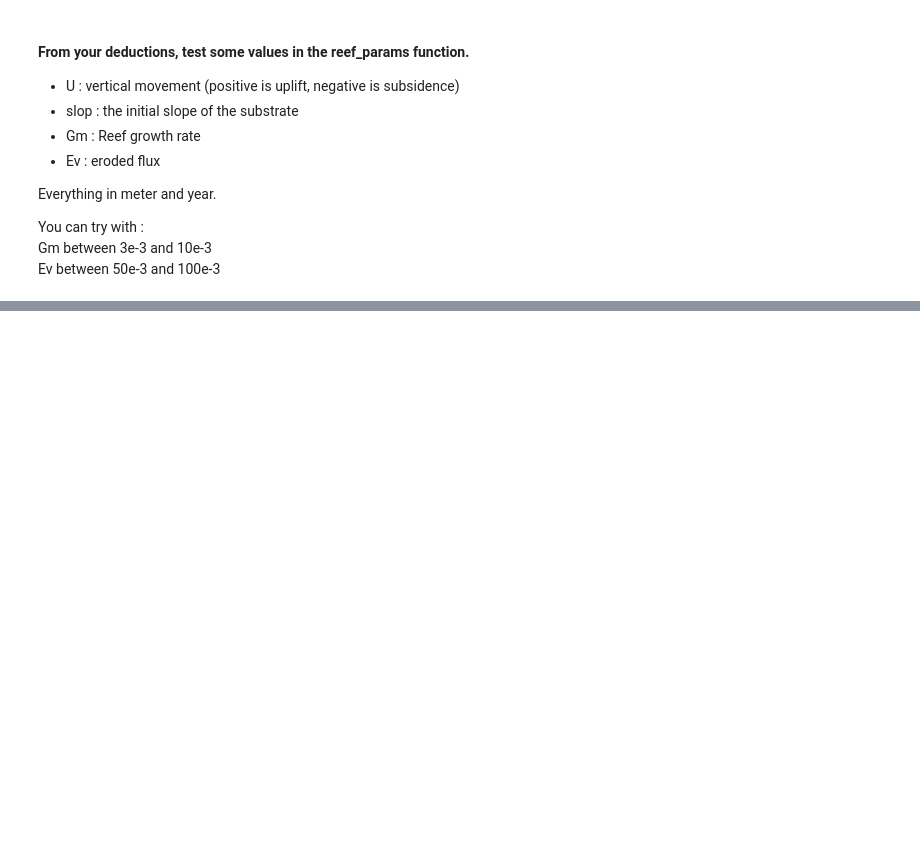
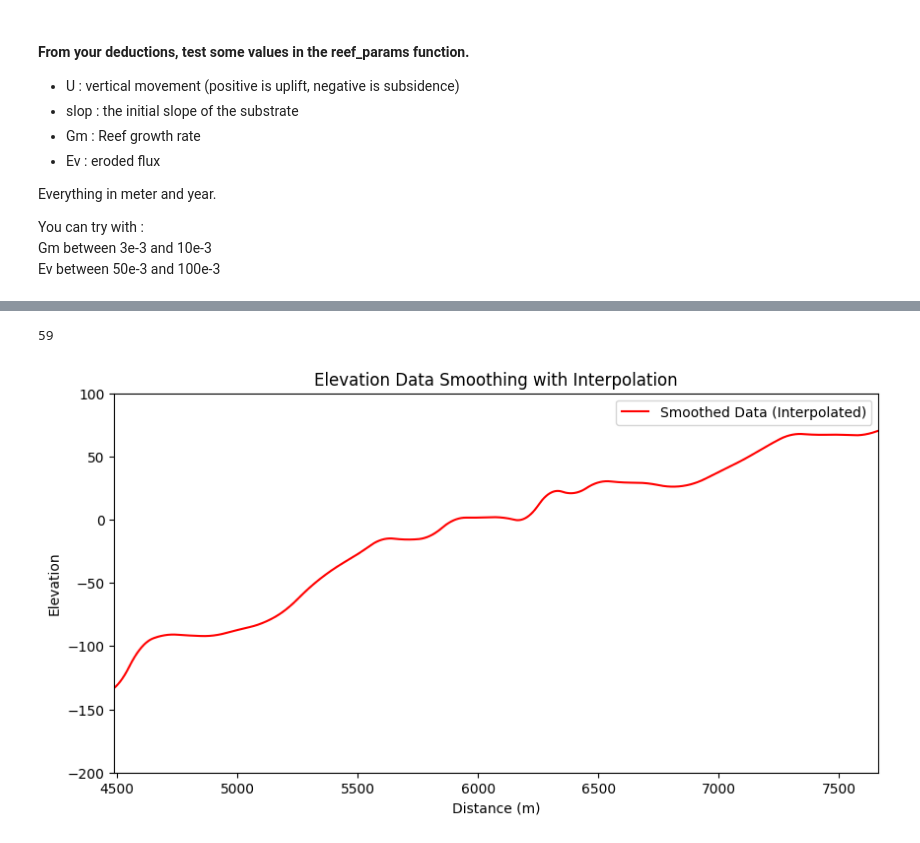
Before and after one commit to YBoucharat/TP_Coral_2024, a Jupyter notebook: REEF/Run_REEF.ipynb, the cells around one changed output, grey strips where cells are left out. Saved outputs shown, nothing was run; the diff lists cells and outputs as text; code cells hidden in the pictures; blank space fills up the shorter version.

```diff
--- a/REEF/Run_REEF.ipynb
+++ b/REEF/Run_REEF.ipynb
@@ -364,0 +454,40 @@ REEF.plot(compare='Laundi_dGPS_Denovan.dat')
+# %%
+i=50
+while 21417%i != 0:
+    i+=1
+
+print(i)
+# %% [output]
+59
+# %%
+import numpy as np
+import matplotlib.pyplot as plt
+from scipy.interpolate import interp1d
+
+# Assuming elevation and x_original are defined
+elevation = ds_out.profile__z.values
+x_original = ds_out.x.values
+
+# Downsample the data: ensure it includes the first and last points
+downsample_factor = 100
+x_downsampled = np.concatenate(([x_original[0]], x_original[downsample_factor:-1:downsample_factor], [x_original[-1]]))
+elevation_downsampled = np.concatenate(([elevation[0]], elevation[downsample_factor:-1:downsample_factor], [elevation[-1]]))
+
+# Interpolate to create a smooth curve
+interpolation_function = interp1d(x_downsampled, elevation_downsampled, kind='quadratic', fill_value="extrapolate")
+elevation_smoothed = interpolation_function(x_original)
+
+# Plot the original and smoothed data
+plt.figure(figsize=(10, 5))
+#plt.plot(x_original, elevation, label='Original Data', color='gray', alpha=0.5)
+plt.plot(x_original, elevation_smoothed, label='Smoothed Data (Interpolated)', color='red')
+#plt.scatter(x_downsampled, elevation_downsampled, color='blue', label='Downsampled Points', zorder=3)
+plt.xlabel('Distance (m)')
+plt.ylabel('Elevation')
+plt.xlim(ds_out.profile__xmin, ds_out.profile__xmax)
+plt.ylim(-200, 100)
+plt.title('Elevation Data Smoothing with Interpolation')
+plt.legend()
+plt.show()
+# %% [output]
+[figure, added]
```
Also changed, not shown: parts of 12 cells of this notebook.
